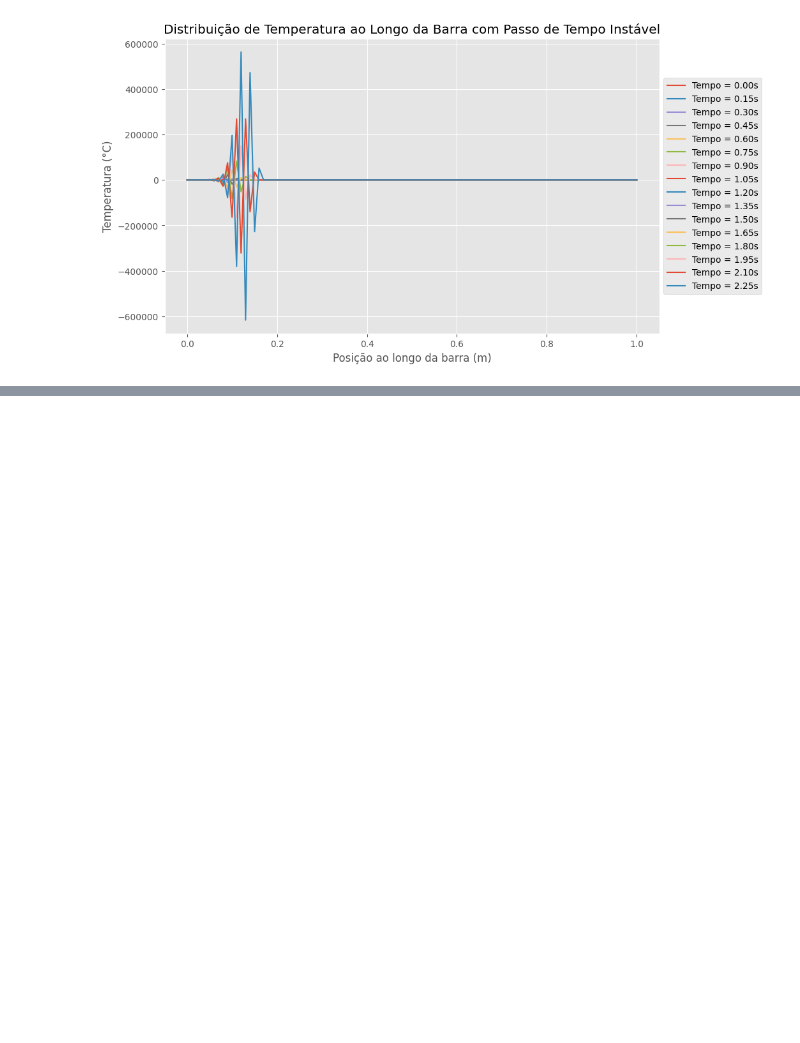
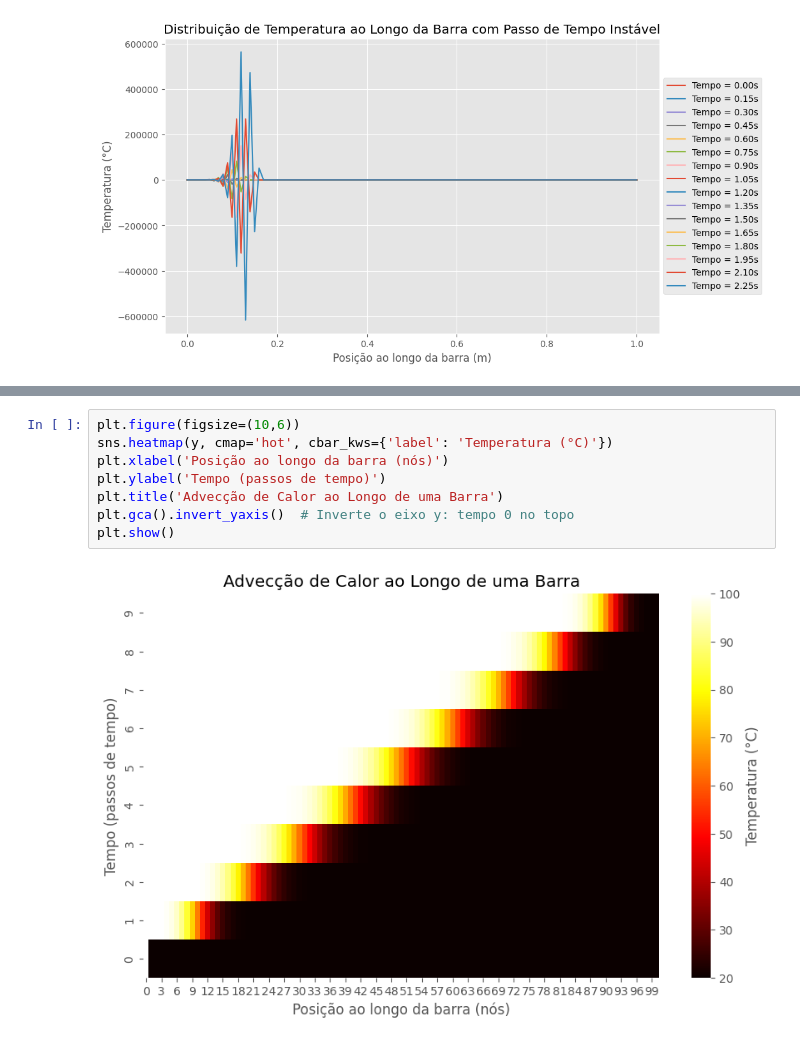
Before and after one commit to italorosq/M-todos-Num-ricos-para-EDO-S-E-EDP-S, a Jupyter notebook: trabalho3.ipynb, the cells around one changed output, grey strips where cells are left out. Cells and saved outputs as stored; diff of their text form; blank space fills up the shorter version.

```diff
--- a/trabalho3.ipynb
+++ b/trabalho3.ipynb
@@ -138,0 +181,10 @@ plt.show()
+# %%
+plt.figure(figsize=(10,6))
+sns.heatmap(y, cmap='hot', cbar_kws={'label': 'Temperatura (°C)'})
+plt.xlabel('Posição ao longo da barra (nós)')
+plt.ylabel('Tempo (passos de tempo)')
+plt.title('Advecção de Calor ao Longo de uma Barra')
+plt.gca().invert_yaxis()  # Inverte o eixo y: tempo 0 no topo
+plt.show()
+# %% [output]
+[figure, added]
```
Also changed, not shown: parts of 7 cells of this notebook, 1 other file.
